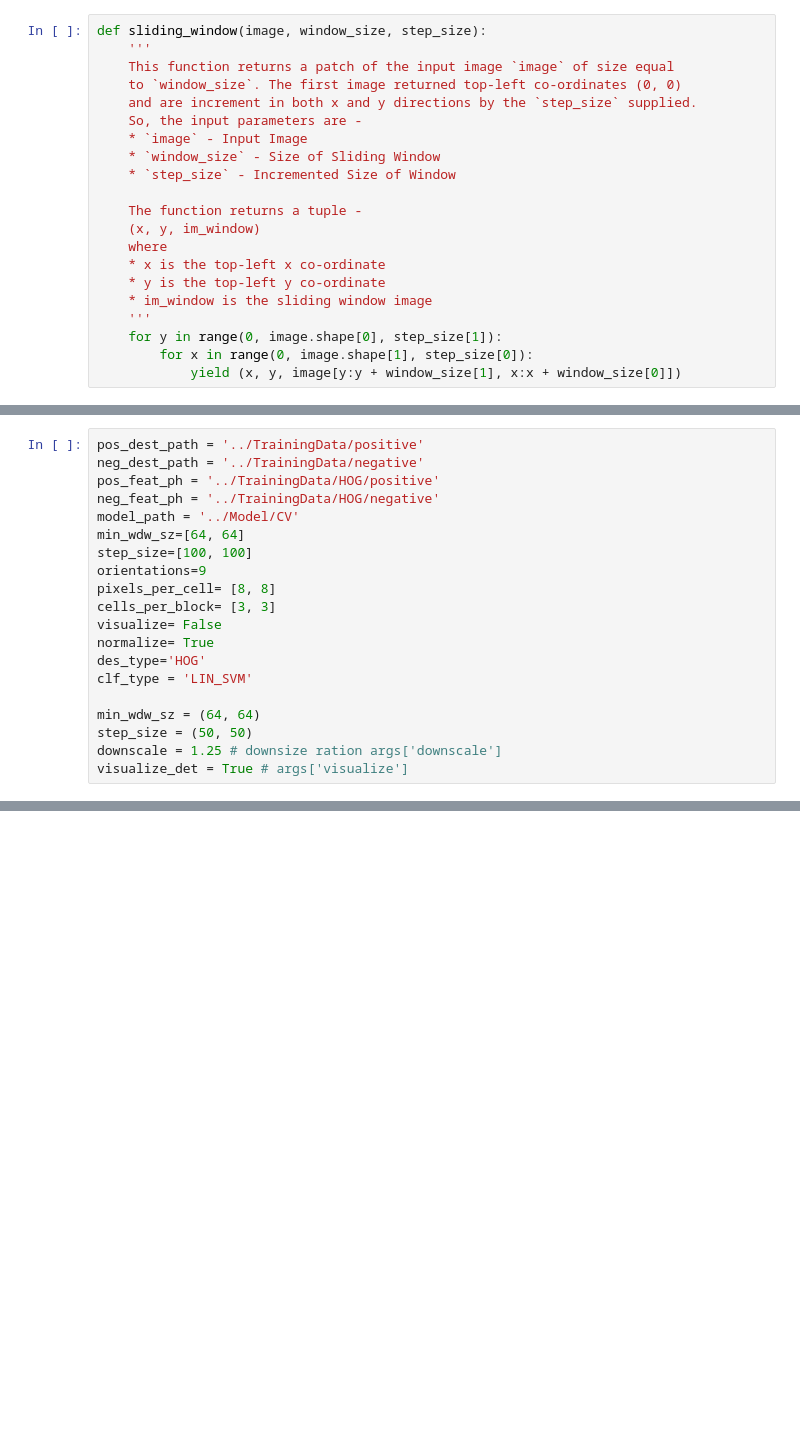
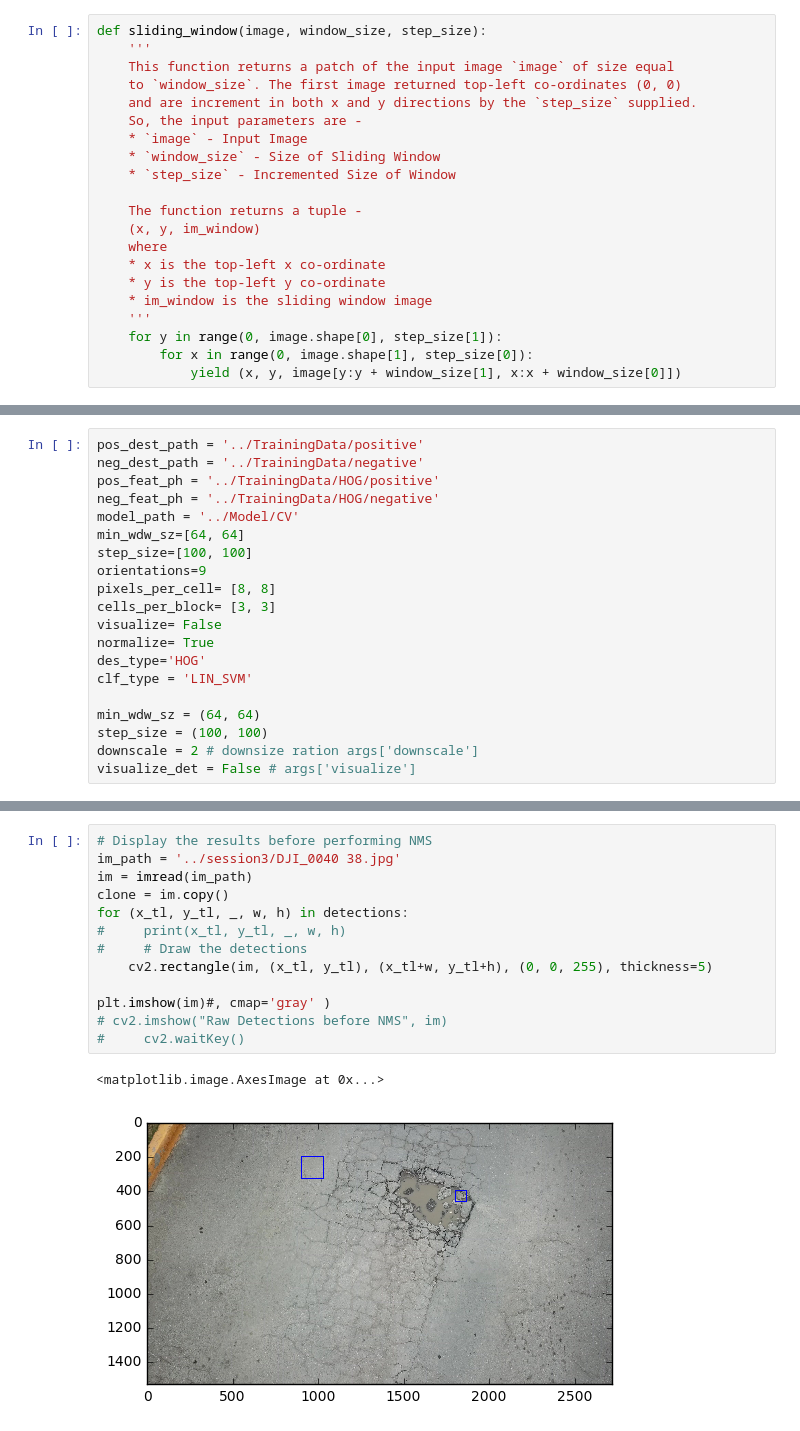
Before and after one commit to shadowind/ComputerVisionStanfordMOOC, a Jupyter notebook: HOG/ApplyModelonImage.ipynb, the cells around one changed output, grey strips where cells are left out. Saved outputs shown, nothing was run; the diff lists cells and outputs as text; blank space fills up the shorter version.

```diff
--- a/HOG/ApplyModelonImage.ipynb
+++ b/HOG/ApplyModelonImage.ipynb
@@ -49,9 +123,9 @@ des_type='HOG'
 clf_type = 'LIN_SVM'
 
 min_wdw_sz = (64, 64)
-step_size = (50, 50)
-downscale = 1.25 # downsize ration args['downscale']
-visualize_det = True # args['visualize']
+step_size = (100, 100)
+downscale = 2 # downsize ration args['downscale']
+visualize_det = False # args['visualize']
 # %%
 %%time
 if __name__ == "__main__":
@@ -116 +198,17 @@ if __name__ == "__main__":
+# %%
+# Display the results before performing NMS
+im_path = '../session3/DJI_0040 38.jpg'
+im = imread(im_path)
+clone = im.copy()
+for (x_tl, y_tl, _, w, h) in detections:
+#     print(x_tl, y_tl, _, w, h)
+#     # Draw the detections
+    cv2.rectangle(im, (x_tl, y_tl), (x_tl+w, y_tl+h), (0, 0, 255), thickness=5)
+
+plt.imshow(im)#, cmap='gray' )
+# cv2.imshow("Raw Detections before NMS", im)
+#     cv2.waitKey()
+# %% [output]
+<matplotlib.image.AxesImage at 0x...>
+[figure, added]
 # %%
```
Also changed, not shown: parts of 8 cells of this notebook, 3 other files.
